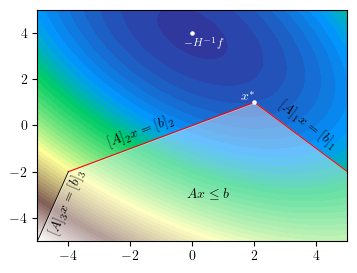
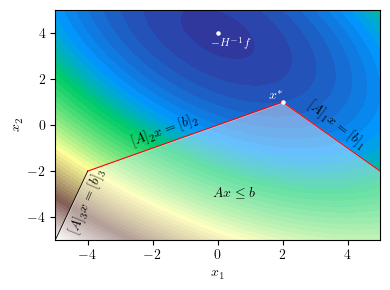
Code edit (unified diff) that turned the first committed figure into the second:
--- before
+++ after
@@ -56,7 +56,10 @@
 
 # Labels
-
+plt.xlabel(r"$x_1$")
+plt.ylabel(r"$x_2$")
 plt.xlim(-5, 5)
 plt.ylim(-5, 5)
-plt.savefig(f"figures/example_primal_qp_3_constraints_active_marked.png")
+
+plt.tight_layout()
+plt.savefig(f"figures/example_primal_qp_3_constraints_active_marked.pdf")
 plt.show()

Commit: small change